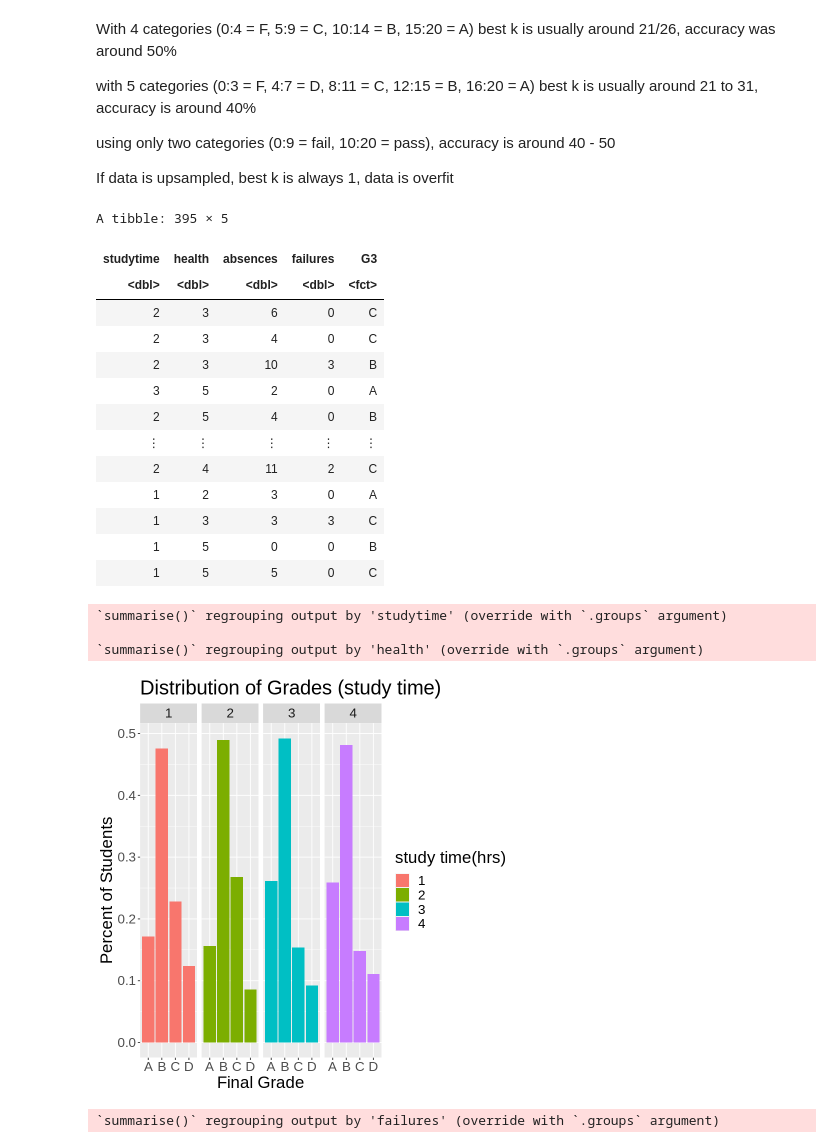
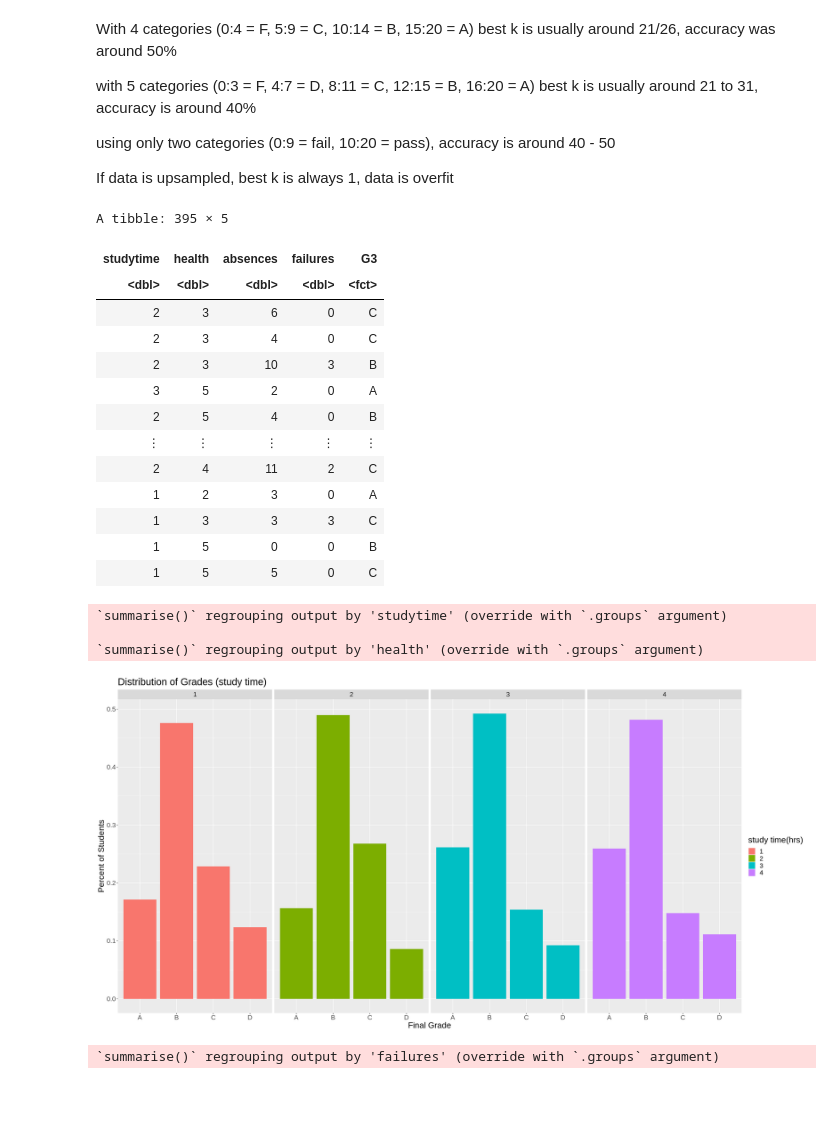
Before and after one commit to edsters78/DSCI100_Project, a Jupyter notebook: project.ipynb, the cells around one changed output. Cells and saved outputs as stored; diff of their text form; code cells hidden in the pictures; blank space fills up the shorter version.

```diff
--- a/project.ipynb
+++ b/project.ipynb
@@ -359,6 +359,8 @@ using only two categories (0:9 = fail, 10:20 = pass), accuracy is around 40 - 50
 If data is upsampled, best k is always 1, data is overfit
 # %%
 student_data_F
+
+options(repr.plot.width = 24, repr.plot.height = 12)
 
 studytime_percent <- student_data_F %>%
     group_by(studytime, G3) %>%
@@ -402,32 +404,32 @@ failures_percent <- student_data_F %>%
     mutate(percent = count/sum(count))
 
 # failures_percent
 
 ggplot(failures_percent, aes(x = G3, y = percent, fill = factor(failures))) +
     geom_bar(stat = "identity") +
     xlab("Final Grade") +
     ylab("Percent of Students") +
     labs(fill = "failures") +
     ggtitle("Distribution of Grades (failures)") +
     theme(text = element_text(size = 20)) +
     facet_grid(.~failures)
 # %% [output]
 A tibble: 395 × 5
 | studytime | health | absences | failures | G3 |
 | <dbl> | <dbl> | <dbl> | <dbl> | <fct> |
 | 2 | 3 | 6 | 0 | C |
 | 2 | 3 | 4 | 0 | C |
 | 2 | 3 | 10 | 3 | B |
 | 3 | 5 | 2 | 0 | A |
 | 2 | 5 | 4 | 0 | B |
 | ⋮ | ⋮ | ⋮ | ⋮ | ⋮ |
 | 2 | 4 | 11 | 2 | C |
 | 1 | 2 | 3 | 0 | A |
 | 1 | 3 | 3 | 3 | C |
 | 1 | 5 | 0 | 0 | B |
 | 1 | 5 | 5 | 0 | C |
 `summarise()` regrouping output by 'studytime' (override with `.groups` argument)
 
 `summarise()` regrouping output by 'health' (override with `.groups` argument)
-[figure, old version]
+[figure, new version]
 `summarise()` regrouping output by 'failures' (override with `.groups` argument)
```
Also changed, not shown: parts of 7 cells of this notebook.
